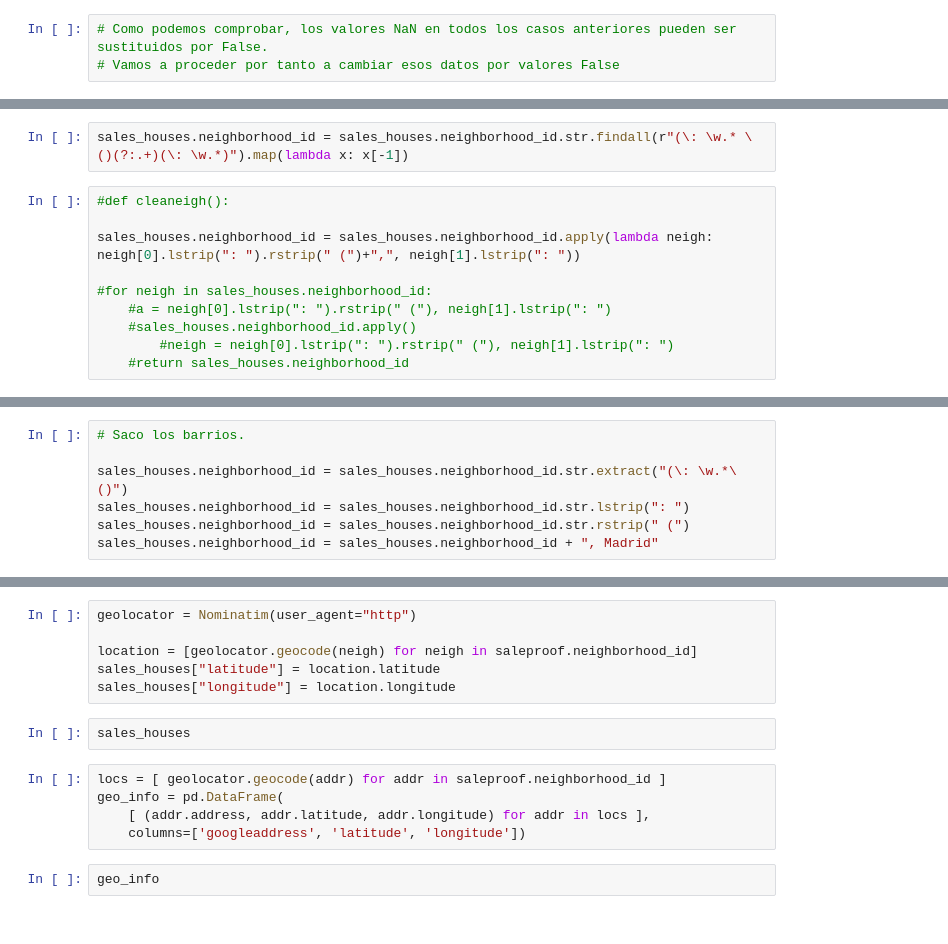
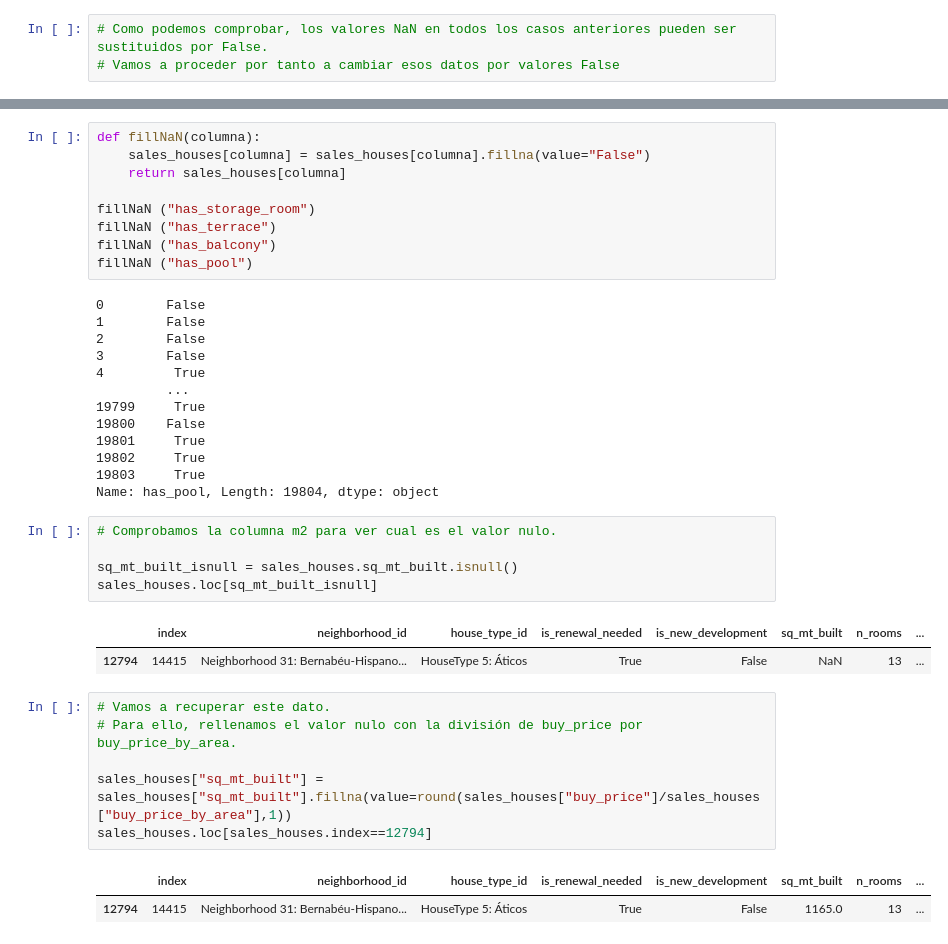
Before and after one commit to Jav1-Mart1nez/Proyecto-final, a Jupyter notebook: jupyter_notebooks/Madrid_houses_clean.ipynb, the cells around one changed output, grey strips where cells are left out. Drawn from its saved outputs; the diff is of its cells as text.

```diff
--- a/jupyter_notebooks/Madrid_houses_clean.ipynb
+++ b/jupyter_notebooks/Madrid_houses_clean.ipynb
@@ -298,12 +111,0 @@ sales_houses.house_type_id.value_counts()
-# %%
-sales_houses.neighborhood_id = sales_houses.neighborhood_id.str.findall(r"(\: \w.* \()(?:.+)(\: \w.*)").map(lambda x: x[-1])
-# %%
-#def cleaneigh():
-
-sales_houses.neighborhood_id = sales_houses.neighborhood_id.apply(lambda neigh: neigh[0].lstrip(": ").rstrip(" (")+",", neigh[1].lstrip(": "))
-
-#for neigh in sales_houses.neighborhood_id:
-    #a = neigh[0].lstrip(": ").rstrip(" ("), neigh[1].lstrip(": ")
-    #sales_houses.neighborhood_id.apply()
-        #neigh = neigh[0].lstrip(": ").rstrip(" ("), neigh[1].lstrip(": ")
-    #return sales_houses.neighborhood_id
@@ -319,7 +111,0 @@ sales_houses.neighborhood_id[0][1].lstrip(": ")
-# %%
-# Saco los barrios.
-
-sales_houses.neighborhood_id = sales_houses.neighborhood_id.str.extract("(\: \w.*\()")
-sales_houses.neighborhood_id = sales_houses.neighborhood_id.str.lstrip(": ")
-sales_houses.neighborhood_id = sales_houses.neighborhood_id.str.rstrip(" (")
-sales_houses.neighborhood_id = sales_houses.neighborhood_id + ", Madrid"
@@ -332,15 +112,39 @@ saleproof = sales_houses.head(5)
-# %%
-geolocator = Nominatim(user_agent="http")
-
-location = [geolocator.geocode(neigh) for neigh in saleproof.neighborhood_id]
-sales_houses["latitude"] = location.latitude
-sales_houses["longitude"] = location.longitude
-# %%
-sales_houses
-# %%
-locs = [ geolocator.geocode(addr) for addr in saleproof.neighborhood_id ]
-geo_info = pd.DataFrame(
-    [ (addr.address, addr.latitude, addr.longitude) for addr in locs ],
-    columns=['googleaddress', 'latitude', 'longitude'])
-# %%
-geo_info
+# %%
+def fillNaN(columna):
+    sales_houses[columna] = sales_houses[columna].fillna(value="False")
+    return sales_houses[columna]
+
+fillNaN ("has_storage_room")
+fillNaN ("has_terrace")
+fillNaN ("has_balcony")
+fillNaN ("has_pool")
+# %% [output]
+0        False
+1        False
+2        False
+3        False
+4         True
+         ...
+19799     True
+19800    False
+19801     True
+19802     True
+19803     True
+Name: has_pool, Length: 19804, dtype: object
+# %%
+# Comprobamos la columna m2 para ver cual es el valor nulo.
+
+sq_mt_built_isnull = sales_houses.sq_mt_built.isnull()
+sales_houses.loc[sq_mt_built_isnull]
+# %% [output]
+|  | index | neighborhood_id | house_type_id | is_renewal_needed | is_new_development | sq_mt_built | n_rooms | ... |
+| 12794 | 14415 | Neighborhood 31: Bernabéu-Hispano... | HouseType 5: Áticos | True | False | NaN | 13 | ... |
+# %%
+# Vamos a recuperar este dato.
+# Para ello, rellenamos el valor nulo con la división de buy_price por buy_price_by_area.
+
+sales_houses["sq_mt_built"] = sales_houses["sq_mt_built"].fillna(value=round(sales_houses["buy_price"]/sales_houses["buy_price_by_area"],1))
+sales_houses.loc[sales_houses.index==12794]
+# %% [output]
+|  | index | neighborhood_id | house_type_id | is_renewal_needed | is_new_development | sq_mt_built | n_rooms | ... |
+| 12794 | 14415 | Neighborhood 31: Bernabéu-Hispano... | HouseType 5: Áticos | True | False | 1165.0 | 13 | ... |
```
Also changed, not shown: parts of 40 cells of this notebook, 1 other file.
